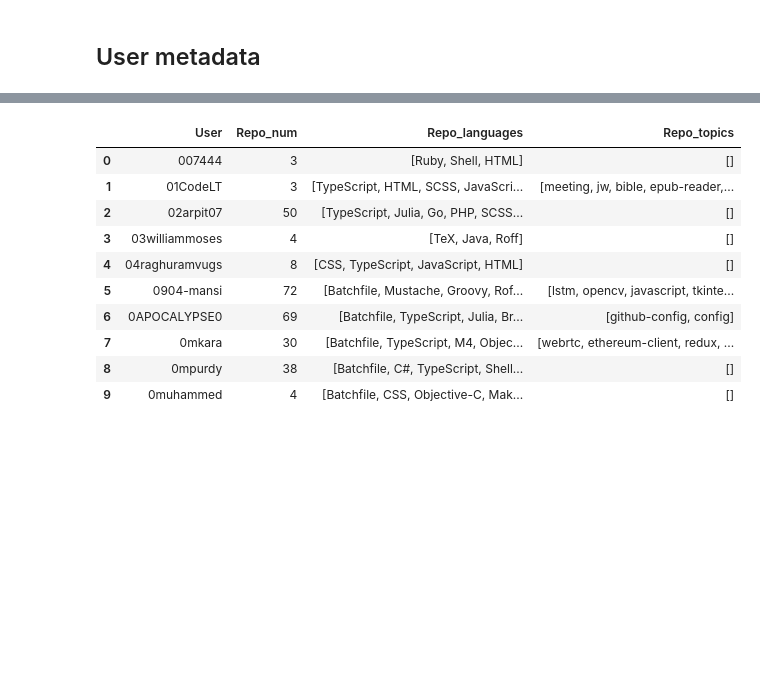
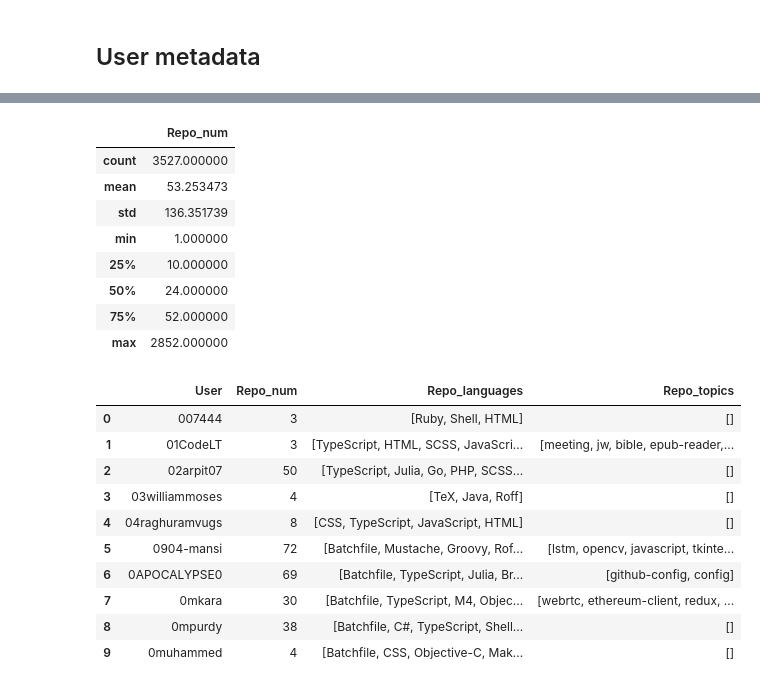
Before and after one commit to NoleWang/Respondent_Recommendation, a Jupyter notebook: Data/tools/GetRepoInfo.ipynb, the cells around one changed output, grey strips where cells are left out. Saved outputs shown, nothing was run; the diff lists cells and outputs as text; code cells hidden in the pictures; blank space fills up the shorter version.

```diff
--- a/Data/tools/GetRepoInfo.ipynb
+++ b/Data/tools/GetRepoInfo.ipynb
@@ -399,0 +416,12 @@ def create_profile(path):
+# %%
+df_scikitlearn.describe()
+# %% [output]
+|  | Repo_num |
+| count | 3527.000000 |
+| mean | 53.253473 |
+| std | 136.351739 |
+| min | 1.000000 |
+| 25% | 10.000000 |
+| 50% | 24.000000 |
+| 75% | 52.000000 |
+| max | 2852.000000 |
```
Also changed, not shown: parts of 4 cells of this notebook.
